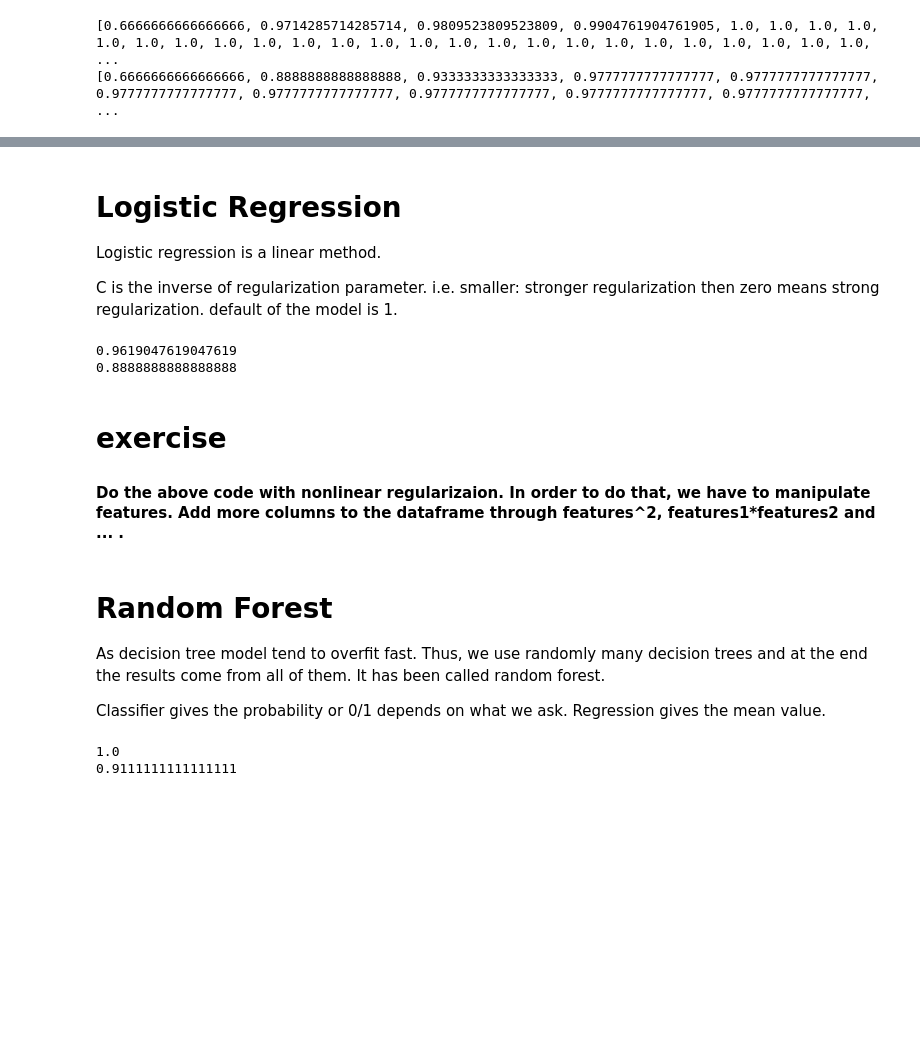
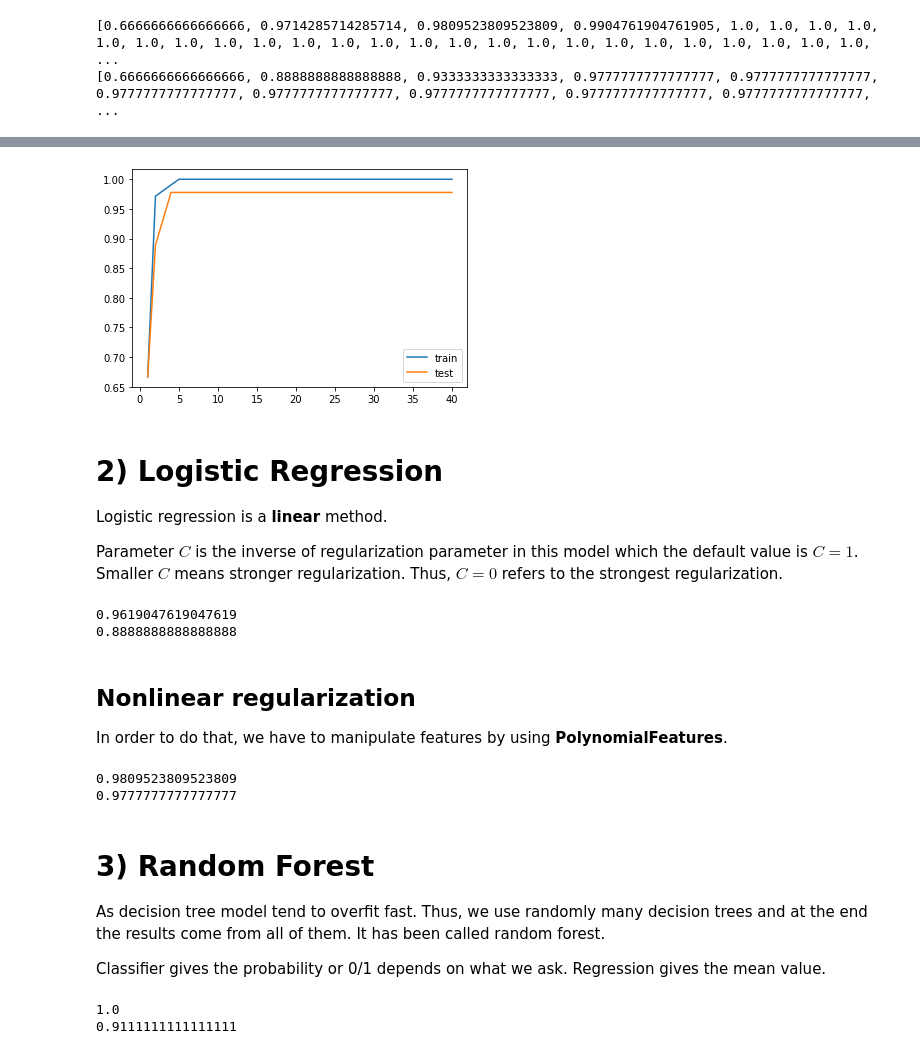
Before and after one commit to MahrooSh85/ML_Playground, a Jupyter notebook: Iris.ipynb, the cells around one changed output, grey strips where cells are left out. Cells and saved outputs as stored; diff of their text form; code cells hidden in the pictures; blank space fills up the shorter version.

```diff
--- a/Iris.ipynb
+++ b/Iris.ipynb
@@ -291,9 +314,17 @@ print(ACC_test)
+# %%
+# Plot the above accuracy in terms of number of leafs
+plt.plot(leaf,ACC_train,label='train')
+plt.plot(leaf,ACC_test,label='test')
+plt.legend()
+plt.show()
+# %% [output]
+[figure, added]
 # %% [markdown]
-# Logistic Regression
+# 2) Logistic Regression
 
-Logistic regression is a linear method.
+Logistic regression is a **linear** method.
 
-C is the inverse of regularization parameter. i.e. smaller: stronger regularization then zero means strong regularization. default of the model is 1.
+Parameter $C$ is the inverse of regularization parameter in this model which the default value is $C=1$. Smaller $C$ means stronger regularization. Thus, $C=0$ refers to the strongest regularization.
 # %%
 from sklearn.linear_model import LogisticRegression
 from sklearn import metrics
@@ -311,10 +342,28 @@ print(accuracy_tt)
 0.9619047619047619
 0.8888888888888888
 # %% [markdown]
-# exercise
-#### Do the above code with nonlinear regularizaion. In order to do that, we have to manipulate features. Add more columns to the dataframe through features^2, features1*features2 and ... .
+## Nonlinear regularization
+In order to do that, we have to manipulate features by using **PolynomialFeatures**.
+# %%
+from sklearn.preprocessing import PolynomialFeatures
+
+poly = PolynomialFeatures(2)
+X_train_poly = poly.fit_transform(X_train)
+X_train_poly.shape
+model.fit(X_train_poly, y_train)
+y_pred_tr_poly = model.predict(X_train_poly)
+accuracy_tr = metrics.accuracy_score(y_pred_tr_poly,y_train)
+X_test_poly = poly.fit_transform(X_test)
+y_pred_ts_poly = model.predict(X_test_poly)
+accuracy_ts = metrics.accuracy_score(y_pred_ts_poly,y_test)
+
+print(accuracy_tr)
+print(accuracy_ts)
+# %% [output]
+0.9809523809523809
+0.9777777777777777
 # %% [markdown]
-# Random Forest
+# 3) Random Forest
 
 As decision tree model tend to overfit fast. Thus, we use randomly many decision trees and at the end the results come from all of them. It has been called random forest.
 
```
Also changed, not shown: parts of 13 cells of this notebook.
